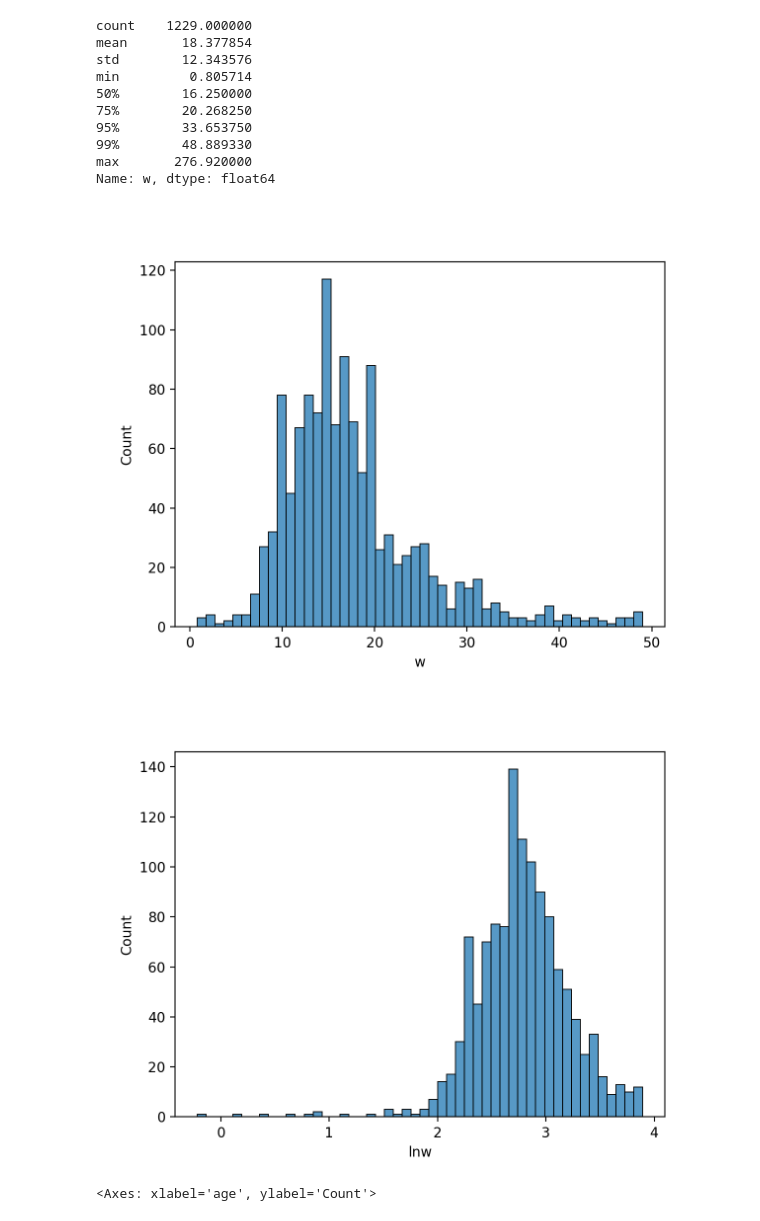
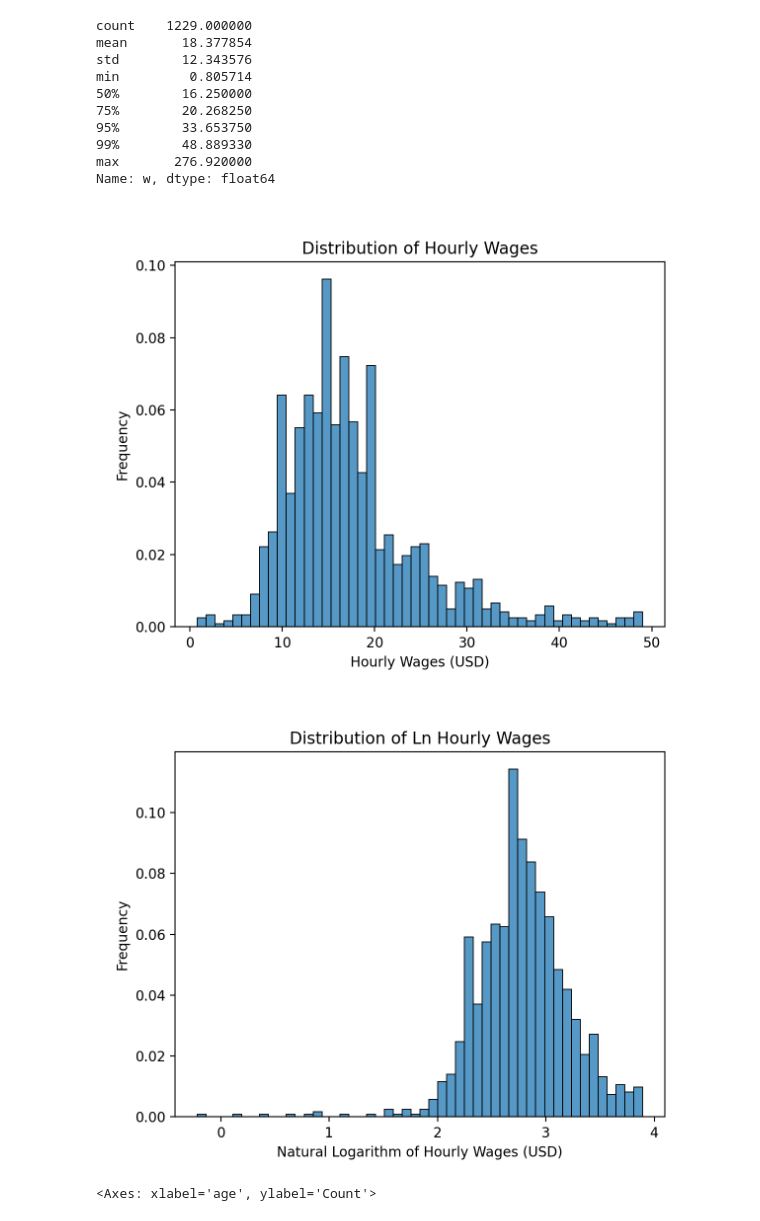
Before and after one commit to szilvasipeter2000/Data-Analysis-3, a Jupyter notebook: assignment-1/assignment-1_working.ipynb, the cells around one changed output. Saved outputs shown, nothing was run; the diff lists cells and outputs as text; code cells hidden in the pictures.

```diff
--- a/assignment-1/assignment-1_working.ipynb
+++ b/assignment-1/assignment-1_working.ipynb
@@ -195,16 +197,22 @@ Name: w, dtype: float64
 data = data.loc[data['w'] < 50]
 # %%
 # plot wages after filtering
-sns.histplot(data['w'],bins=50)
+sns.histplot(data['w'], bins=50, stat='probability', cumulative=False)
+plt.xlabel('Hourly Wages (USD)')
+plt.ylabel('Frequency')
+plt.title('Distribution of Hourly Wages')
 plt.show()
 # %% [output]
-[figure, old version]
+[figure, new version]
 # %%
 # plot ln wages
-sns.histplot(data['lnw'],bins=50)
+sns.histplot(data['lnw'], bins=50, stat='probability', cumulative=False)
+plt.xlabel('Natural Logarithm of Hourly Wages (USD)')
+plt.ylabel('Frequency')
+plt.title('Distribution of Ln Hourly Wages')
 plt.show()
 # %% [output]
-[figure, old version]
+[figure, new version]
 # %%
 # plot age
 sns.histplot(data['age'],bins=50)
```
Also changed, not shown: parts of 24 cells of this notebook, 3 other files.
